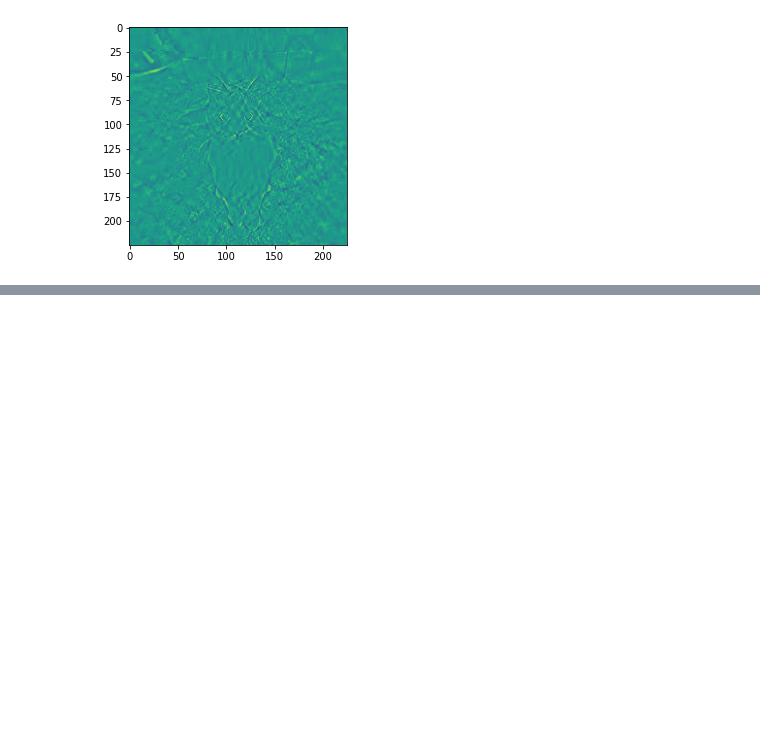
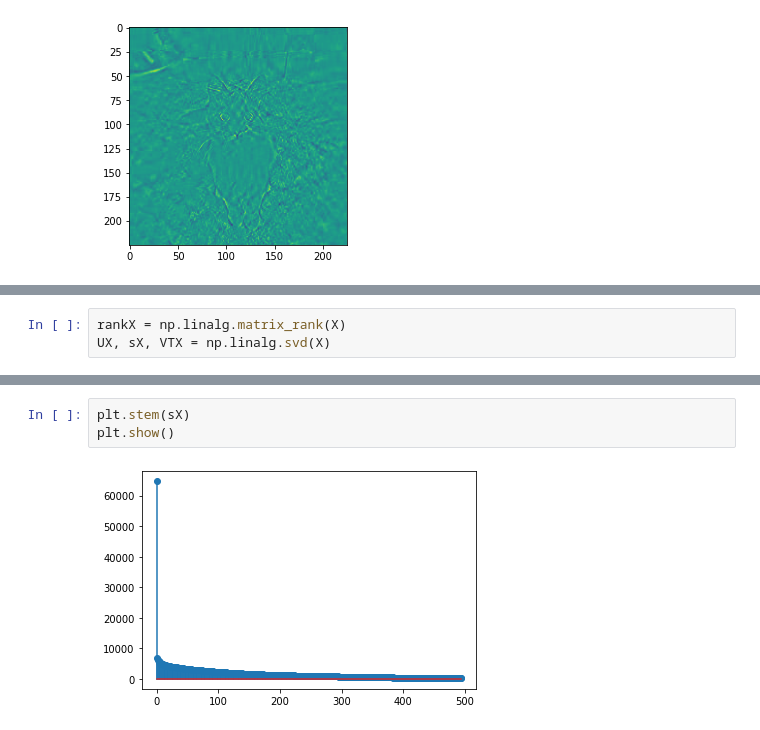
Before and after one commit to julianovale/PO450, a Jupyter notebook: Semana12_PO450.ipynb, the cells around one changed output, grey strips where cells are left out. Saved outputs shown, nothing was run; the diff lists cells and outputs as text; blank space fills up the shorter version.

```diff
--- a/Semana12_PO450.ipynb
+++ b/Semana12_PO450.ipynb
@@ -114,0 +120,3 @@ plt.imshow(N);
+# %%
+rankX = np.linalg.matrix_rank(X)
+UX, sX, VTX = np.linalg.svd(X)
@@ -114,0 +127,5 @@ plt.imshow(N);
+# %%
+plt.stem(sX)
+plt.show()
+# %% [output]
+[figure, added]
```
Also changed, not shown: parts of 10 cells of this notebook.
